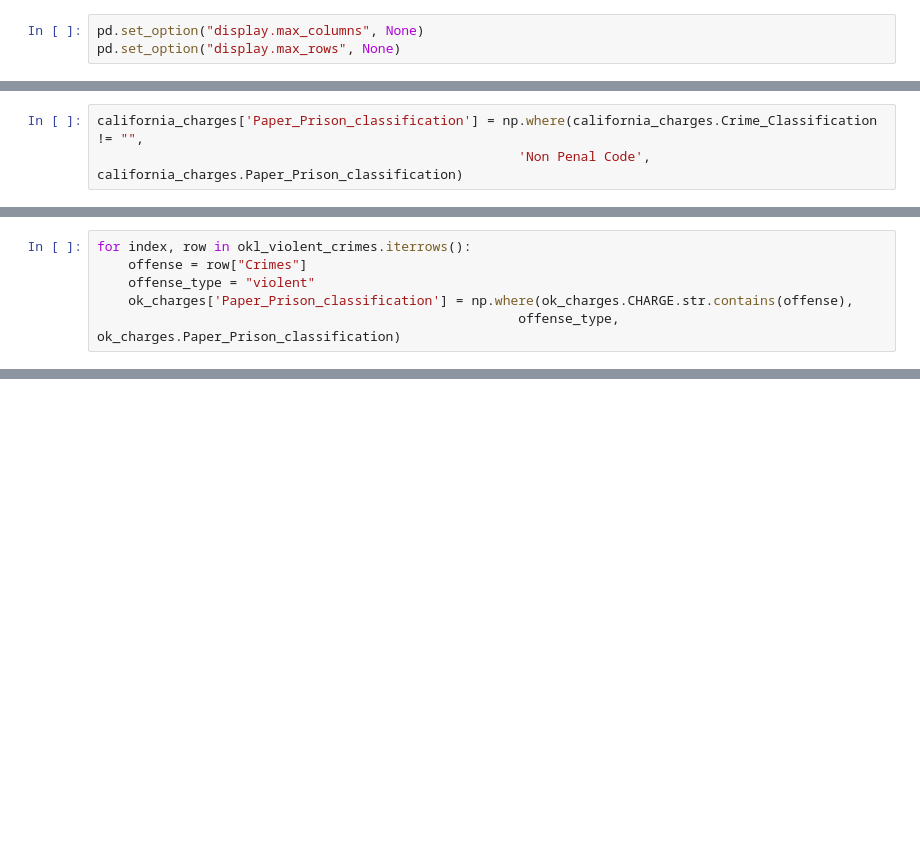
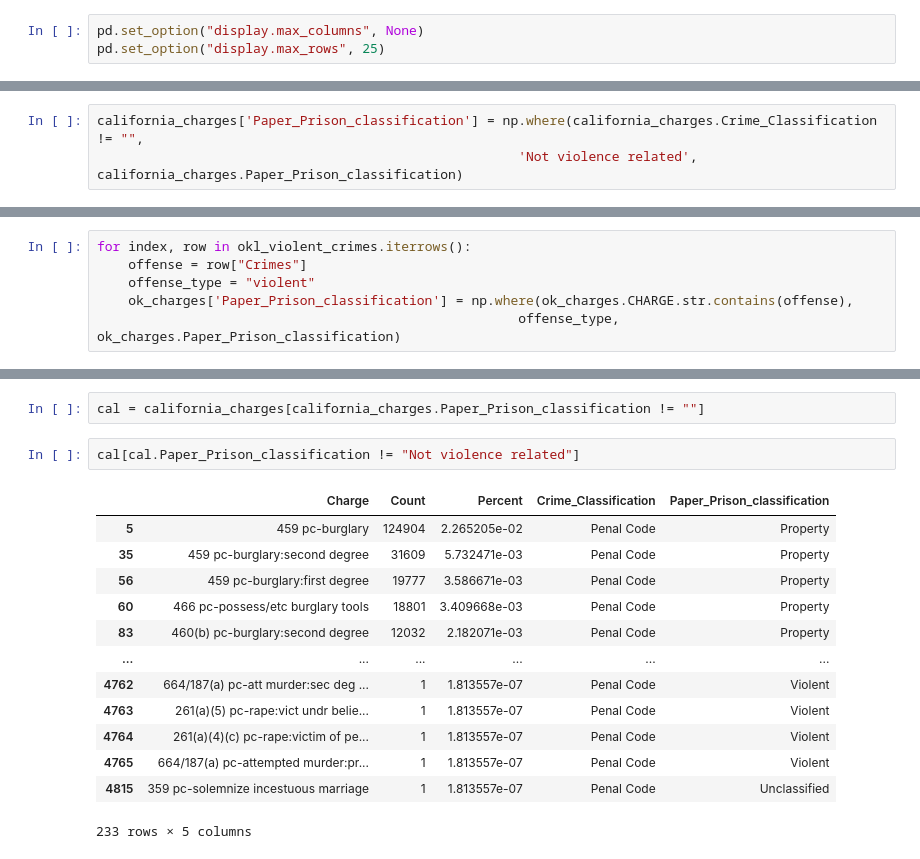
Before and after one commit to 8coolguy/paper_prisons_crime_classifiers, a Jupyter notebook: Paper Prisons.ipynb, the cells around one changed output, grey strips where cells are left out. Saved outputs shown, nothing was run; the diff lists cells and outputs as text; blank space fills up the shorter version.

```diff
--- a/Paper Prisons.ipynb
+++ b/Paper Prisons.ipynb
@@ -4,7 +4,7 @@ import re
 import numpy as npb
 # %%
 pd.set_option("display.max_columns", None)
-pd.set_option("display.max_rows", None)
+pd.set_option("display.max_rows", 25)
 # %%
 california_charges = pd.read_excel("CA Charges by Frequency.xlsx")
 california_charges["Crime_Classification"] = ''
@@ -21,7 +21,7 @@ california_charges['Crime_Classification'] = np.where(california_charges.Charge.
                                                       'Business and Professional Code', california_charges.Crime_Classification)
 # %%
 california_charges['Paper_Prison_classification'] = np.where(california_charges.Crime_Classification != "",
-                                                      'Non Penal Code', california_charges.Paper_Prison_classification)
+                                                      'Not violence related', california_charges.Paper_Prison_classification)
 # %%
 california_charges['Crime_Classification'] = np.where(california_charges.Charge.str.contains('pc-'),
                                                       'Penal Code', california_charges.Crime_Classification)
@@ -124,0 +208,18 @@ len(ok_charges[ok_charges.Paper_Prison_classification == ""])
+# %%
+cal = california_charges[california_charges.Paper_Prison_classification != ""]
+# %%
+cal[cal.Paper_Prison_classification != "Not violence related"]
+# %% [output]
+|  | Charge | Count | Percent | Crime_Classification | Paper_Prison_classification |
+| 5 | 459 pc-burglary | 124904 | 2.265205e-02 | Penal Code | Property |
+| 35 | 459 pc-burglary:second degree | 31609 | 5.732471e-03 | Penal Code | Property |
+| 56 | 459 pc-burglary:first degree | 19777 | 3.586671e-03 | Penal Code | Property |
+| 60 | 466 pc-possess/etc burglary tools | 18801 | 3.409668e-03 | Penal Code | Property |
+| 83 | 460(b) pc-burglary:second degree | 12032 | 2.182071e-03 | Penal Code | Property |
+| ... | ... | ... | ... | ... | ... |
+| 4762 | 664/187(a) pc-att murder:sec deg ... | 1 | 1.813557e-07 | Penal Code | Violent |
+| 4763 | 261(a)(5) pc-rape:vict undr belie... | 1 | 1.813557e-07 | Penal Code | Violent |
+| 4764 | 261(a)(4)(c) pc-rape:victim of pe... | 1 | 1.813557e-07 | Penal Code | Violent |
+| 4765 | 664/187(a) pc-attempted murder:pr... | 1 | 1.813557e-07 | Penal Code | Violent |
+| 4815 | 359 pc-solemnize incestuous marriage | 1 | 1.813557e-07 | Penal Code | Unclassified |
+233 rows × 5 columns
```
Also changed, not shown: parts of 20 cells of this notebook, 11 other files.
